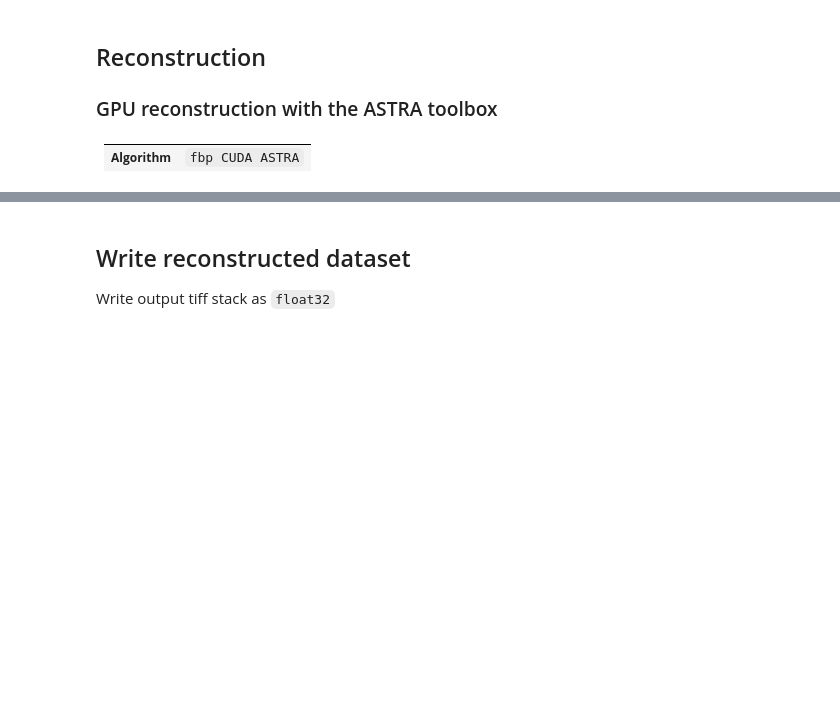
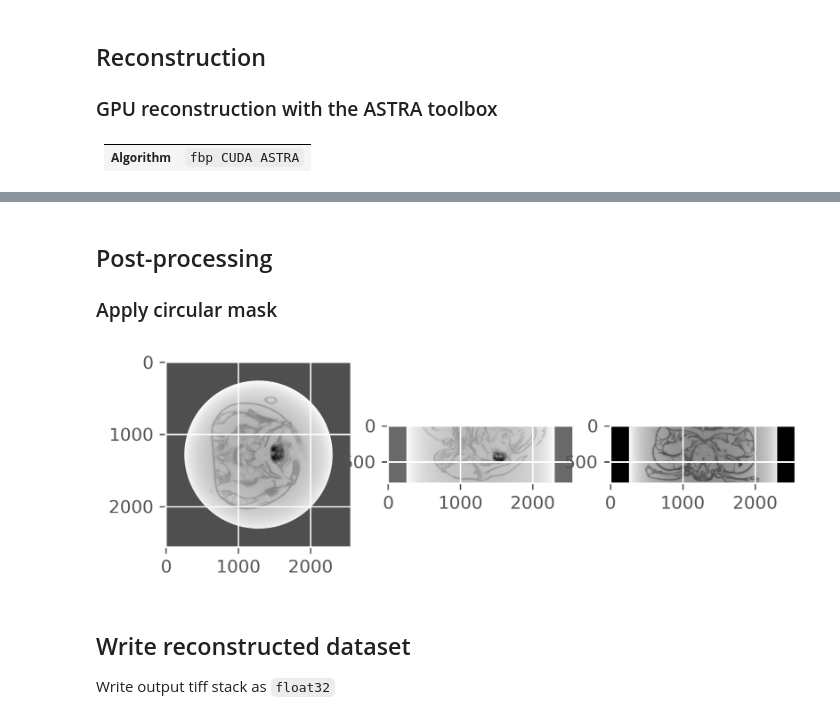
Before and after one commit to SESAME-Synchrotron/BEATS_tomoscan, a Jupyter notebook: docs/source/ipynb/BEATS_recon-phase.ipynb, the cells around one changed output, grey strips where cells are left out. Saved outputs shown, nothing was run; the diff lists cells and outputs as text; code cells hidden in the pictures; blank space fills up the shorter version.

```diff
--- a/docs/source/ipynb/BEATS_recon-phase.ipynb
+++ b/docs/source/ipynb/BEATS_recon-phase.ipynb
@@ -117,3 +132,15 @@ recon = tomopy.recon(projs_phase,
+# %% [markdown]
+## Post-processing
+### Apply circular mask
+# %%
+recon = tomopy.circ_mask(recon,
+                         axis=0,
+                         ratio=0.8,
+                         ncore=ncore)
+# %%
+ru.plot_midplanes(recon)
+# %% [output]
+[figure, added]
 # %% [markdown]
 ## Write reconstructed dataset
 Write output tiff stack as `float32`
```
Also changed, not shown: parts of 12 cells of this notebook, 1 other file.
